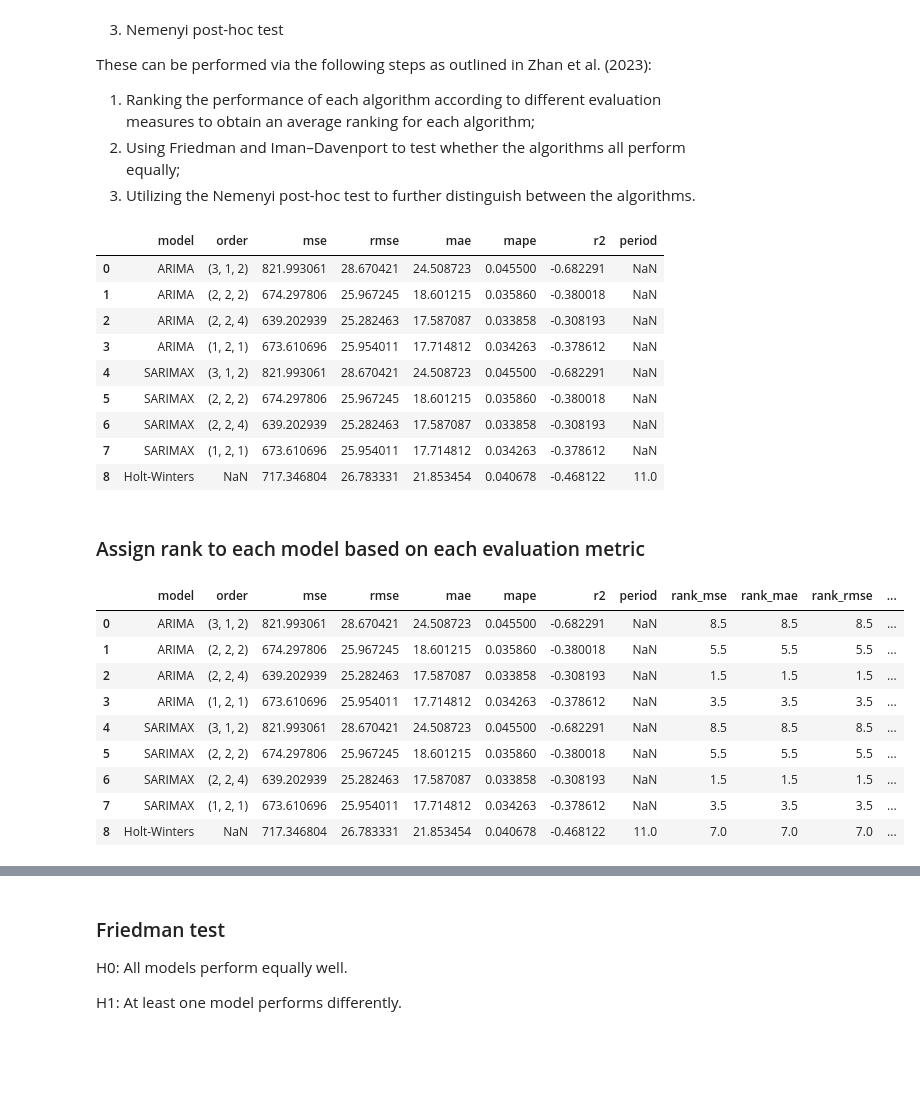
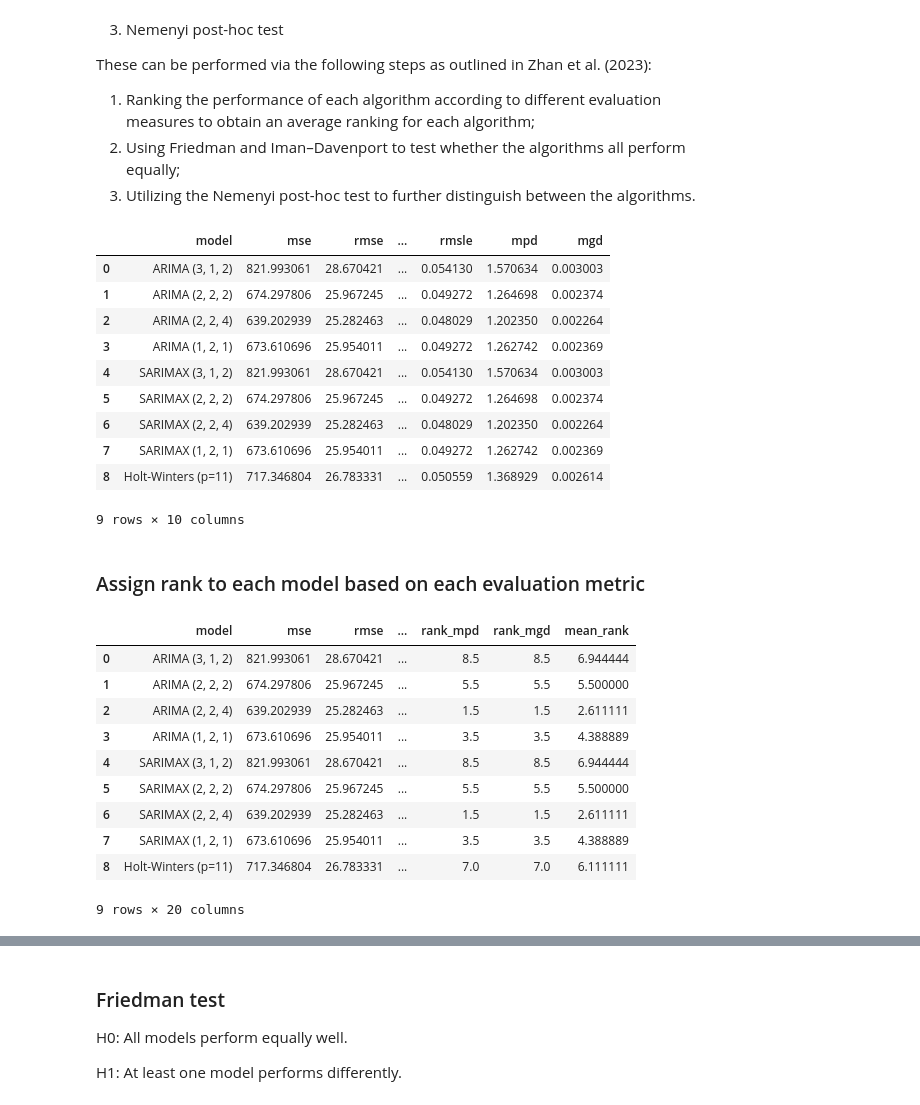
Before and after one commit to yuenherny/kl-house-price-forecasting, a Jupyter notebook: notebooks/Transactions - 06 Time Series Modelling.ipynb, the cells around one changed output, grey strips where cells are left out. Drawn from its saved outputs; the diff is of its cells as text; code cells hidden in the pictures; blank space fills up the shorter version.

```diff
--- a/notebooks/Transactions - 06 Time Series Modelling.ipynb
+++ b/notebooks/Transactions - 06 Time Series Modelling.ipynb
@@ -771,7 +606,7 @@ print(f'Number of orders: {len(orders)}')
 # %% [output]
 Number of orders: 42
 # %%
-from sklearn.metrics import mean_squared_error, mean_absolute_error, mean_absolute_percentage_error, r2_score
+from sklearn.metrics import mean_squared_error, mean_absolute_error, mean_absolute_percentage_error, r2_score, mean_gamma_deviance, mean_poisson_deviance, max_error
 
 def evaluate_model(y_true, y_pred):
 
@@ -780,19 +615,32 @@ def evaluate_model(y_true, y_pred):
     mae = mean_absolute_error(y_true, y_pred)
     mape = mean_absolute_percentage_error(y_true, y_pred)
     r2 = r2_score(y_true, y_pred)
+    me = max_error(y_true, y_pred)
+    rmsle = np.sqrt(np.mean(np.power(np.log1p(y_pred) - np.log1p(y_true), 2)))
+    mpd = mean_poisson_deviance(y_true, y_pred)
+    mgd = mean_gamma_deviance(y_true, y_pred)
+
 
     print(f"MSE: {mse}")
     print(f"RMSE: {rmse}")
     print(f"MAE: {mae}")
     print(f"MAPE: {mape}")
     print(f"R2: {r2}")
+    print(f"ME: {me}")
+    print(f"RMSLE: {rmsle}")
+    print(f"MPD: {mpd}")
+    print(f"MGD: {mgd}")
 
     return {
         'mse': mse,
         'rmse': rmse,
         'mae': mae,
         'mape': mape,
-        'r2': r2
+        'r2': r2,
+        'me': me,
+        'rmsle': rmsle,
+        'mpd': mpd,
+        'mgd': mgd,
     }
 # %% [markdown]
 ### ARIMA on mean `price_psf`
@@ -1276,8 +1124,7 @@ def plot_arma_mean_forecast(model, data, order, forecast_length=12, verbose=Fals
     plt.show()
 
     return {
-        'model': model_name,
-        'order': order,
+        'model': f'{model_name} {str(order)}',
         **result,
     }
 # %%
@@ -1391,8 +1270,7 @@ def plot_holtwinters_mean_forecast(data, period, forecast_length=12, verbose=Fal
     plt.show()
 
     return {
-        'model': 'Holt-Winters',
-        'period': period,
+        'model': f'Holt-Winters (p={period})',
         **result,
     }
 # %%
@@ -1426,36 +1308,38 @@ mean_price_psf_test_results = arima_test_results + sarima_test_results + holtwin
 df_mean_price_psf_test_results = pd.DataFrame(mean_price_psf_test_results)
 df_mean_price_psf_test_results
 # %% [output]
-|  | model | order | mse | rmse | mae | mape | r2 | period |
-| 0 | ARIMA | (3, 1, 2) | 821.993061 | 28.670421 | 24.508723 | 0.045500 | -0.682291 | NaN |
-| 1 | ARIMA | (2, 2, 2) | 674.297806 | 25.967245 | 18.601215 | 0.035860 | -0.380018 | NaN |
-| 2 | ARIMA | (2, 2, 4) | 639.202939 | 25.282463 | 17.587087 | 0.033858 | -0.308193 | NaN |
-| 3 | ARIMA | (1, 2, 1) | 673.610696 | 25.954011 | 17.714812 | 0.034263 | -0.378612 | NaN |
-| 4 | SARIMAX | (3, 1, 2) | 821.993061 | 28.670421 | 24.508723 | 0.045500 | -0.682291 | NaN |
-| 5 | SARIMAX | (2, 2, 2) | 674.297806 | 25.967245 | 18.601215 | 0.035860 | -0.380018 | NaN |
-| 6 | SARIMAX | (2, 2, 4) | 639.202939 | 25.282463 | 17.587087 | 0.033858 | -0.308193 | NaN |
-| 7 | SARIMAX | (1, 2, 1) | 673.610696 | 25.954011 | 17.714812 | 0.034263 | -0.378612 | NaN |
-| 8 | Holt-Winters | NaN | 717.346804 | 26.783331 | 21.853454 | 0.040678 | -0.468122 | 11.0 |
+|  | model | mse | rmse | ... | rmsle | mpd | mgd |
+| 0 | ARIMA (3, 1, 2) | 821.993061 | 28.670421 | ... | 0.054130 | 1.570634 | 0.003003 |
+| 1 | ARIMA (2, 2, 2) | 674.297806 | 25.967245 | ... | 0.049272 | 1.264698 | 0.002374 |
+| 2 | ARIMA (2, 2, 4) | 639.202939 | 25.282463 | ... | 0.048029 | 1.202350 | 0.002264 |
+| 3 | ARIMA (1, 2, 1) | 673.610696 | 25.954011 | ... | 0.049272 | 1.262742 | 0.002369 |
+| 4 | SARIMAX (3, 1, 2) | 821.993061 | 28.670421 | ... | 0.054130 | 1.570634 | 0.003003 |
+| 5 | SARIMAX (2, 2, 2) | 674.297806 | 25.967245 | ... | 0.049272 | 1.264698 | 0.002374 |
+| 6 | SARIMAX (2, 2, 4) | 639.202939 | 25.282463 | ... | 0.048029 | 1.202350 | 0.002264 |
+| 7 | SARIMAX (1, 2, 1) | 673.610696 | 25.954011 | ... | 0.049272 | 1.262742 | 0.002369 |
+| 8 | Holt-Winters (p=11) | 717.346804 | 26.783331 | ... | 0.050559 | 1.368929 | 0.002614 |
+9 rows × 10 columns
 # %% [markdown]
 ### Assign rank to each model based on each evaluation metric
 # %%
-metrics = ['mse', 'mae', 'rmse', 'mape', 'r2']
+metrics = ['mse', 'mae', 'rmse', 'mape', 'r2', 'me', 'rmsle', 'mpd', 'mgd']
 
 for metric in metrics:
     df_mean_price_psf_test_results['rank_' + metric] = df_mean_price_psf_test_results[metric].rank()
 
 df_mean_price_psf_test_results
 # %% [output]
-|  | model | order | mse | rmse | mae | mape | r2 | period | rank_mse | rank_mae | rank_rmse | ... |
-| 0 | ARIMA | (3, 1, 2) | 821.993061 | 28.670421 | 24.508723 | 0.045500 | -0.682291 | NaN | 8.5 | 8.5 | 8.5 | ... |
-| 1 | ARIMA | (2, 2, 2) | 674.297806 | 25.967245 | 18.601215 | 0.035860 | -0.380018 | NaN | 5.5 | 5.5 | 5.5 | ... |
-| 2 | ARIMA | (2, 2, 4) | 639.202939 | 25.282463 | 17.587087 | 0.033858 | -0.308193 | NaN | 1.5 | 1.5 | 1.5 | ... |
-| 3 | ARIMA | (1, 2, 1) | 673.610696 | 25.954011 | 17.714812 | 0.034263 | -0.378612 | NaN | 3.5 | 3.5 | 3.5 | ... |
-| 4 | SARIMAX | (3, 1, 2) | 821.993061 | 28.670421 | 24.508723 | 0.045500 | -0.682291 | NaN | 8.5 | 8.5 | 8.5 | ... |
-| 5 | SARIMAX | (2, 2, 2) | 674.297806 | 25.967245 | 18.601215 | 0.035860 | -0.380018 | NaN | 5.5 | 5.5 | 5.5 | ... |
-| 6 | SARIMAX | (2, 2, 4) | 639.202939 | 25.282463 | 17.587087 | 0.033858 | -0.308193 | NaN | 1.5 | 1.5 | 1.5 | ... |
-| 7 | SARIMAX | (1, 2, 1) | 673.610696 | 25.954011 | 17.714812 | 0.034263 | -0.378612 | NaN | 3.5 | 3.5 | 3.5 | ... |
-| 8 | Holt-Winters | NaN | 717.346804 | 26.783331 | 21.853454 | 0.040678 | -0.468122 | 11.0 | 7.0 | 7.0 | 7.0 | ... |
+|  | model | mse | rmse | ... | rank_mpd | rank_mgd | mean_rank |
+| 0 | ARIMA (3, 1, 2) | 821.993061 | 28.670421 | ... | 8.5 | 8.5 | 6.944444 |
+| 1 | ARIMA (2, 2, 2) | 674.297806 | 25.967245 | ... | 5.5 | 5.5 | 5.500000 |
+| 2 | ARIMA (2, 2, 4) | 639.202939 | 25.282463 | ... | 1.5 | 1.5 | 2.611111 |
+| 3 | ARIMA (1, 2, 1) | 673.610696 | 25.954011 | ... | 3.5 | 3.5 | 4.388889 |
+| 4 | SARIMAX (3, 1, 2) | 821.993061 | 28.670421 | ... | 8.5 | 8.5 | 6.944444 |
+| 5 | SARIMAX (2, 2, 2) | 674.297806 | 25.967245 | ... | 5.5 | 5.5 | 5.500000 |
+| 6 | SARIMAX (2, 2, 4) | 639.202939 | 25.282463 | ... | 1.5 | 1.5 | 2.611111 |
+| 7 | SARIMAX (1, 2, 1) | 673.610696 | 25.954011 | ... | 3.5 | 3.5 | 4.388889 |
+| 8 | Holt-Winters (p=11) | 717.346804 | 26.783331 | ... | 7.0 | 7.0 | 6.111111 |
+9 rows × 20 columns
 # %%
 df_mean_price_psf_test_results['mean_rank'] = df_mean_price_psf_test_results[[col for col in df_mean_price_psf_test_results.columns if 'rank' in col]].mean(axis=1)
 df_mean_price_psf_test_results
```
Also changed, not shown: parts of 54 cells of this notebook.
